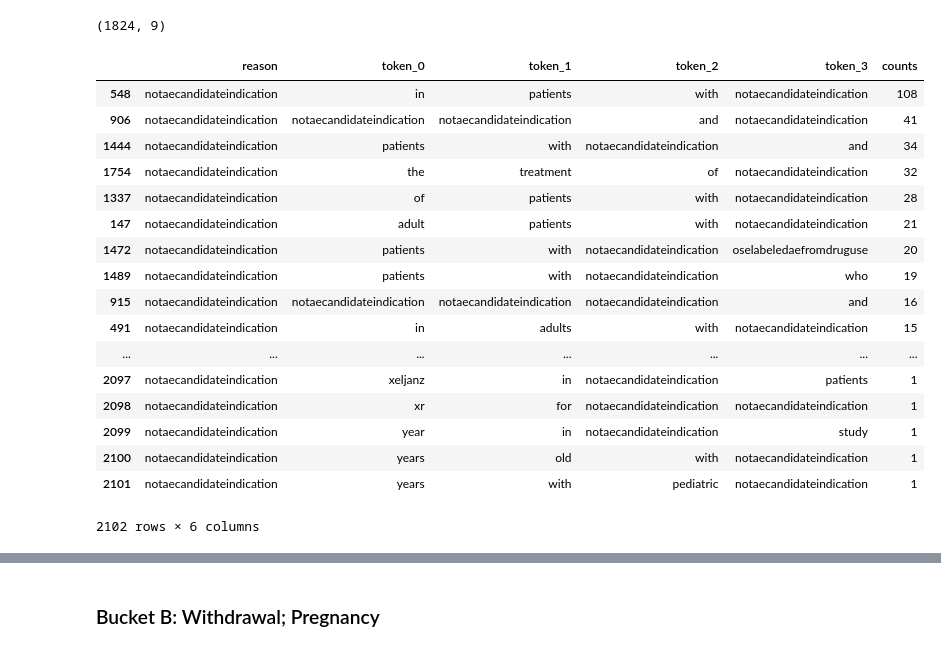
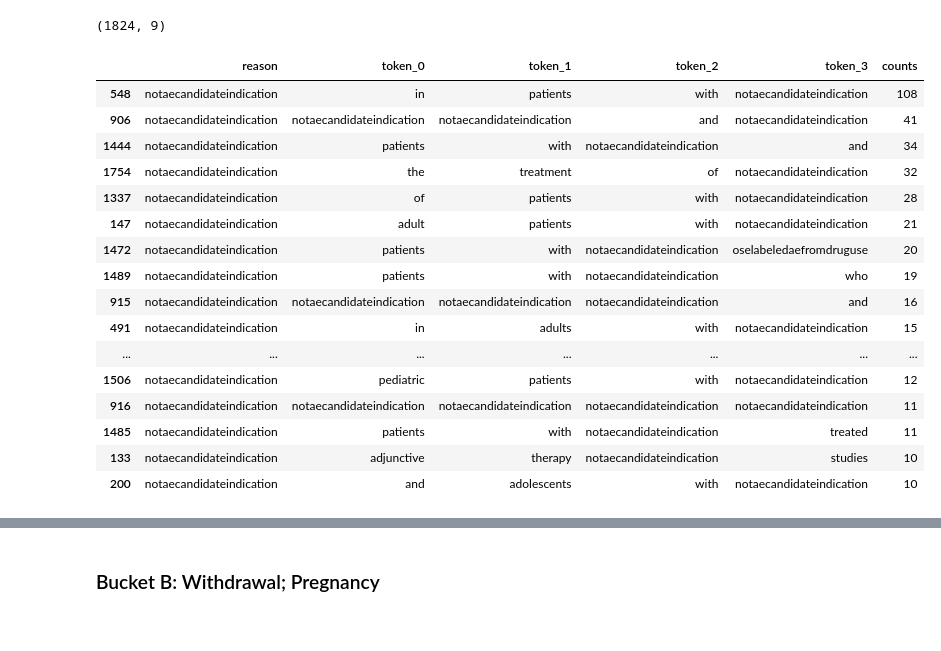
Before and after one commit to ClarityNLP/ClarityNLP, a Jupyter notebook: notebooks/cooking/Cooking_with_ClarityNLP_011619.ipynb, the cells around one changed output, grey strips where cells are left out. Drawn from its saved outputs; the diff is of its cells as text; code cells hidden in the pictures.

```diff
--- a/notebooks/cooking/Cooking_with_ClarityNLP_011619.ipynb
+++ b/notebooks/cooking/Cooking_with_ClarityNLP_011619.ipynb
@@ -400,23 +382,22 @@ subdf_a.shape
 # %%
 ngramdf_a = generate_ngrams(subdf_a, labels_a, n=4, filter_punc=True, filter_ngrams_by_r=True)
 # %%
-ngramdf_a[ngramdf_a['reason']=="notaecandidateindication"].groupby(['reason', 'token_0', 'token_1', 'token_2', 'token_3'])['reason', 'token_0', 'token_1', 'token_2', 'token_3'].size().reset_index(name='counts').sort_values(['reason','counts'], ascending=False)
+ngramdf_a[ngramdf_a['reason']=="notaecandidateindication"].groupby(['reason', 'token_0', 'token_1', 'token_2', 'token_3'])['reason', 'token_0', 'token_1', 'token_2', 'token_3'].size().reset_index(name='counts').sort_values(['reason','counts'], ascending=False).head(n=20)
 # %% [output]
 |  | reason | token_0 | token_1 | token_2 | token_3 | counts |
 | 548 | notaecandidateindication | in | patients | with | notaecandidateindication | 108 |
 | 906 | notaecandidateindication | notaecandidateindication | notaecandidateindication | and | notaecandidateindication | 41 |
 | 1444 | notaecandidateindication | patients | with | notaecandidateindication | and | 34 |
 | 1754 | notaecandidateindication | the | treatment | of | notaecandidateindication | 32 |
 | 1337 | notaecandidateindication | of | patients | with | notaecandidateindication | 28 |
 | 147 | notaecandidateindication | adult | patients | with | notaecandidateindication | 21 |
 | 1472 | notaecandidateindication | patients | with | notaecandidateindication | oselabeledaefromdruguse | 20 |
 | 1489 | notaecandidateindication | patients | with | notaecandidateindication | who | 19 |
 | 915 | notaecandidateindication | notaecandidateindication | notaecandidateindication | notaecandidateindication | and | 16 |
 | 491 | notaecandidateindication | in | adults | with | notaecandidateindication | 15 |
 | ... | ... | ... | ... | ... | ... | ... |
-| 2097 | notaecandidateindication | xeljanz | in | notaecandidateindication | patients | 1 |
-| 2098 | notaecandidateindication | xr | for | notaecandidateindication | notaecandidateindication | 1 |
-| 2099 | notaecandidateindication | year | in | notaecandidateindication | study | 1 |
-| 2100 | notaecandidateindication | years | old | with | notaecandidateindication | 1 |
-| 2101 | notaecandidateindication | years | with | pediatric | notaecandidateindication | 1 |
+| 1506 | notaecandidateindication | pediatric | patients | with | notaecandidateindication | 12 |
+| 916 | notaecandidateindication | notaecandidateindication | notaecandidateindication | notaecandidateindication | notaecandidateindication | 11 |
+| 1485 | notaecandidateindication | patients | with | notaecandidateindication | treated | 11 |
+| 133 | notaecandidateindication | adjunctive | therapy | notaecandidateindication | studies | 10 |
+| 200 | notaecandidateindication | and | adolescents | with | notaecandidateindication | 10 |
-2102 rows × 6 columns
```
Also changed, not shown: parts of 13 cells of this notebook.
